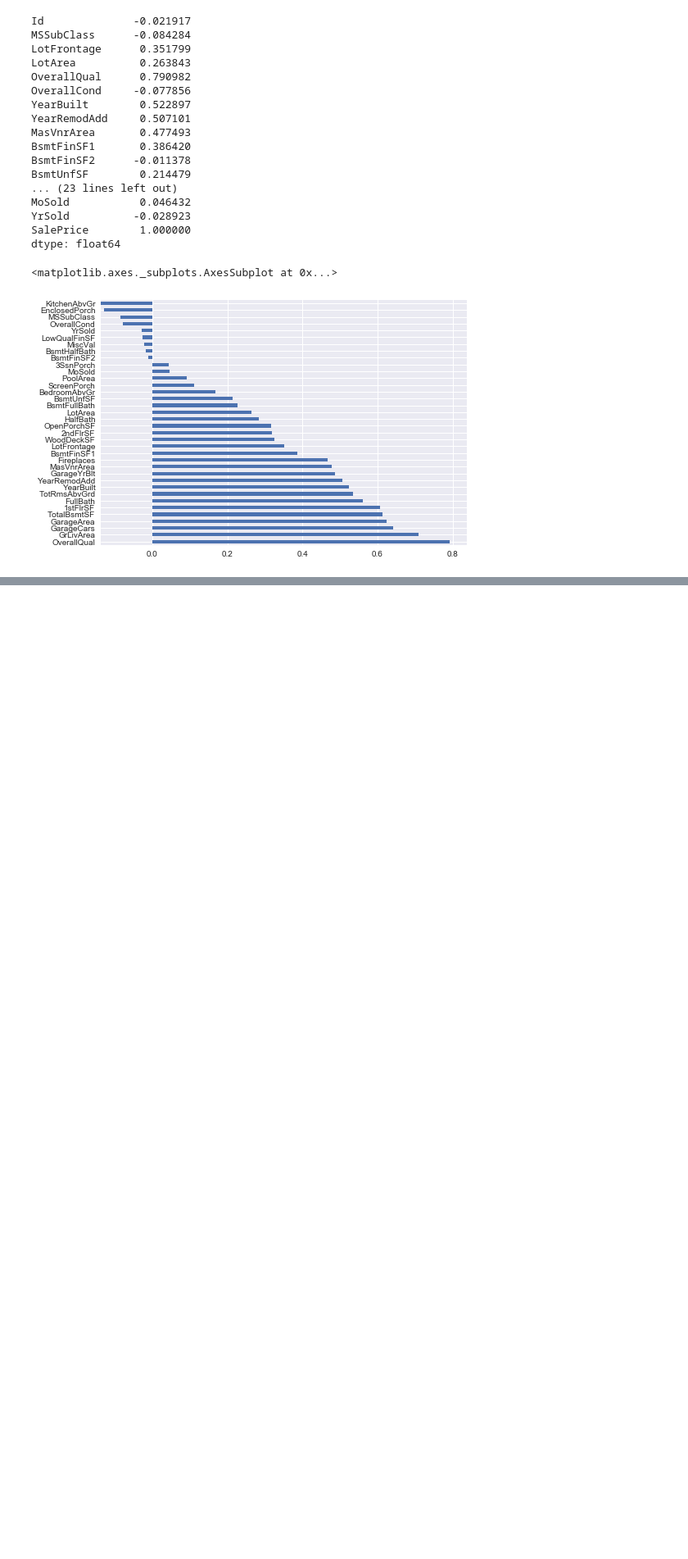
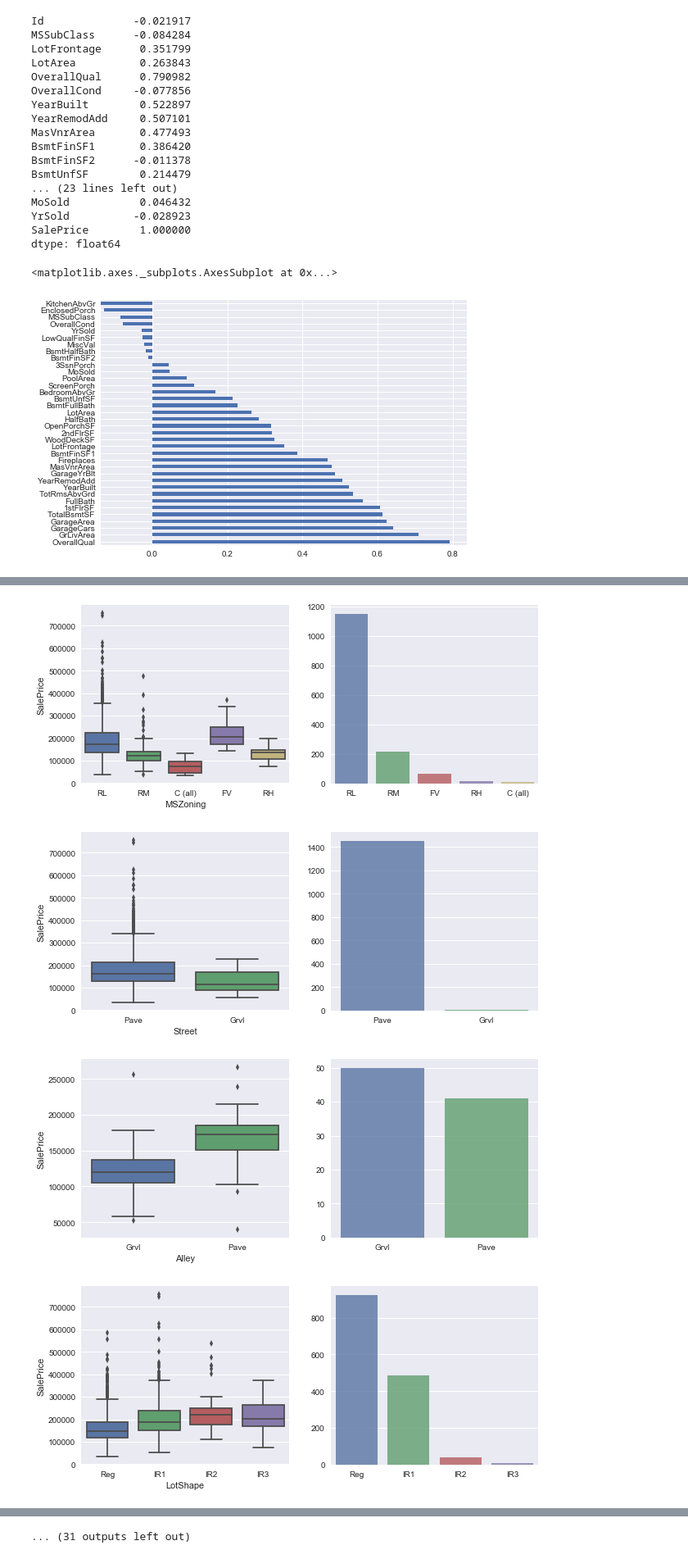
Before and after one commit to AngeloK/house-price-prediction, a Jupyter notebook: main-notebook.ipynb, the cells around one changed output, grey strips where cells are left out. Shown at 82% size. Cells and saved outputs as stored; diff of their text form; code cells hidden in the pictures; blank space fills up the shorter version.

Commit message:
added categorical features plots.

```diff
--- a/main-notebook.ipynb
+++ b/main-notebook.ipynb
@@ -205,0 +174,2 @@ corr_price.sort_values(ascending=False).plot.barh()
+# %%
+obj_vars = df.select_dtypes(include = ['object'])
@@ -205,0 +189,11 @@ corr_price.sort_values(ascending=False).plot.barh()
+# %%
+for var in obj_vars.columns:
+    var_count = df[var].value_counts()
+    fig, ax = plt.subplots(1, 2, figsize = (10, 4))
+    sn.boxplot(var, 'SalePrice', data=df, ax=ax[0])
+    sn.barplot(var_count.index, var_count.values, alpha=0.8)
+# %% [output]
+[figure, added]
+[figure, added]
+[figure, added]
+[figure, added]
@@ -205,0 +208 @@ corr_price.sort_values(ascending=False).plot.barh()
+... (31 outputs left out)
```
Also changed, not shown: parts of 16 cells of this notebook.
